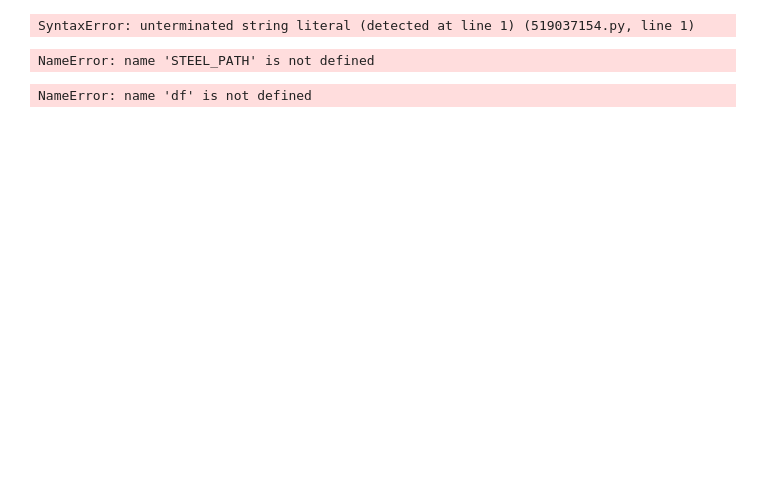
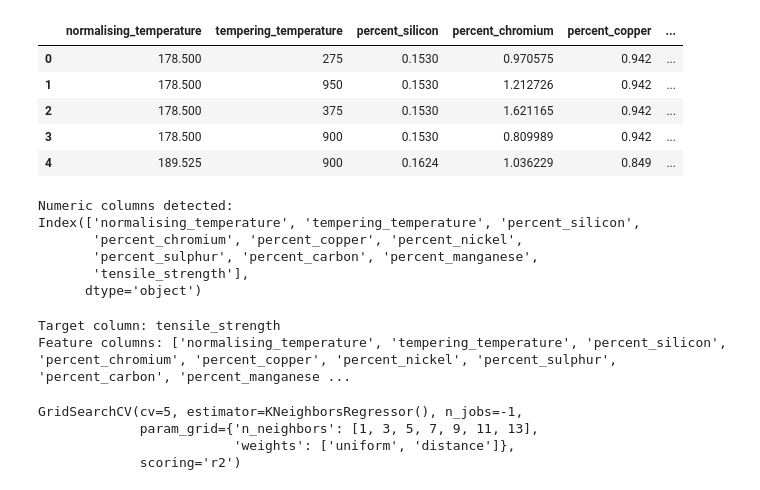
Before and after one commit to DavidLohan/Assignment2_MachineLearning, a Jupyter notebook: K-Nearest Neighbors (KNN) Regression.ipynb, the cells around one changed output. Drawn from its saved outputs; the diff is of its cells as text; code cells hidden in the pictures; blank space fills up the shorter version.

```diff
--- a/K-Nearest Neighbors (KNN) Regression.ipynb
+++ b/K-Nearest Neighbors (KNN) Regression.ipynb
@@ -12,18 +10,25 @@ from sklearn.neighbors import KNeighborsRegressor
 from sklearn.preprocessing import StandardScaler
 from sklearn.metrics import mean_squared_error, mean_absolute_error, r2_score
 # %%
-STEEL_PATH = r"C:\Users\David\OneDrive\Desktop\4th year subjects\Machine Learning\steel.csv
+STEEL_PATH = r"C:\Users\David\OneDrive\Desktop\4th year subjects\Machine Learning\steel.csv"
+df = pd.read_csv(STEEL_PATH)
+df.head()
 # %% [output]
-SyntaxError: unterminated string literal (detected at line 1) (519037154.py, line 1)
+|  | normalising_temperature | tempering_temperature | percent_silicon | percent_chromium | percent_copper | ... |
+| 0 | 178.500 | 275 | 0.1530 | 0.970575 | 0.942 | ... |
+| 1 | 178.500 | 950 | 0.1530 | 1.212726 | 0.942 | ... |
+| 2 | 178.500 | 375 | 0.1530 | 1.621165 | 0.942 | ... |
+| 3 | 178.500 | 900 | 0.1530 | 0.809989 | 0.942 | ... |
+| 4 | 189.525 | 900 | 0.1624 | 1.036229 | 0.849 | ... |
-# %%
-df = pd.read_csv(STEEL_PATH)
-df.head()
-# %% [output]
-NameError: name 'STEEL_PATH' is not defined
 # %%
 numeric_df = df.select_dtypes(include=[np.number]).dropna()
 
 print("Numeric columns detected:")
 print(numeric_df.columns)
 # %% [output]
-NameError: name 'df' is not defined
+Numeric columns detected:
+Index(['normalising_temperature', 'tempering_temperature', 'percent_silicon',
+       'percent_chromium', 'percent_copper', 'percent_nickel',
+       'percent_sulphur', 'percent_carbon', 'percent_manganese',
+       'tensile_strength'],
+      dtype='object')
@@ -30 +38,7 @@ NameError: name 'df' is not defined
+# %%
+print("Target column:", target_col)
+print("Feature columns:", list(feature_cols))
+# %% [output]
+Target column: tensile_strength
+Feature columns: ['normalising_temperature', 'tempering_temperature', 'percent_silicon', 'percent_chromium', 'percent_copper', 'percent_nickel', 'percent_sulphur', 'percent_carbon', 'percent_manganese ...
 # %%
@@ -41,2 +60,7 @@ knn_reg = KNeighborsRegressor( n_neighbors=5, weights="uniform",  metric="minkow
 # %%
-knn_reg.fit(X_train_scaled, y_train)
+grid_search.fit(X_train_scaled, y_train)
+# %% [output]
+GridSearchCV(cv=5, estimator=KNeighborsRegressor(), n_jobs=-1,
+             param_grid={'n_neighbors': [1, 3, 5, 7, 9, 11, 13],
+                         'weights': ['uniform', 'distance']},
+             scoring='r2')
```
Also changed, not shown: parts of 18 cells of this notebook.
